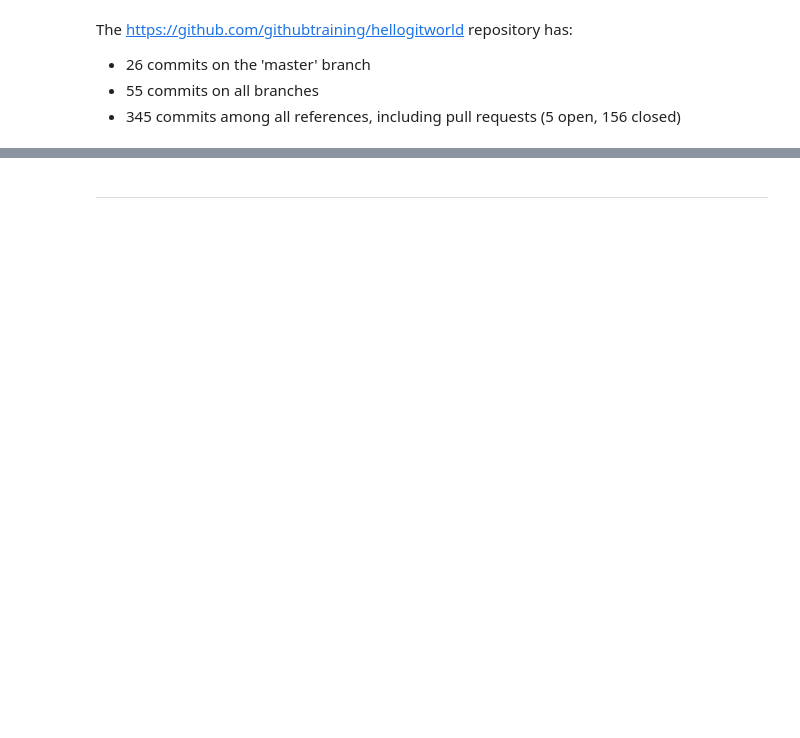
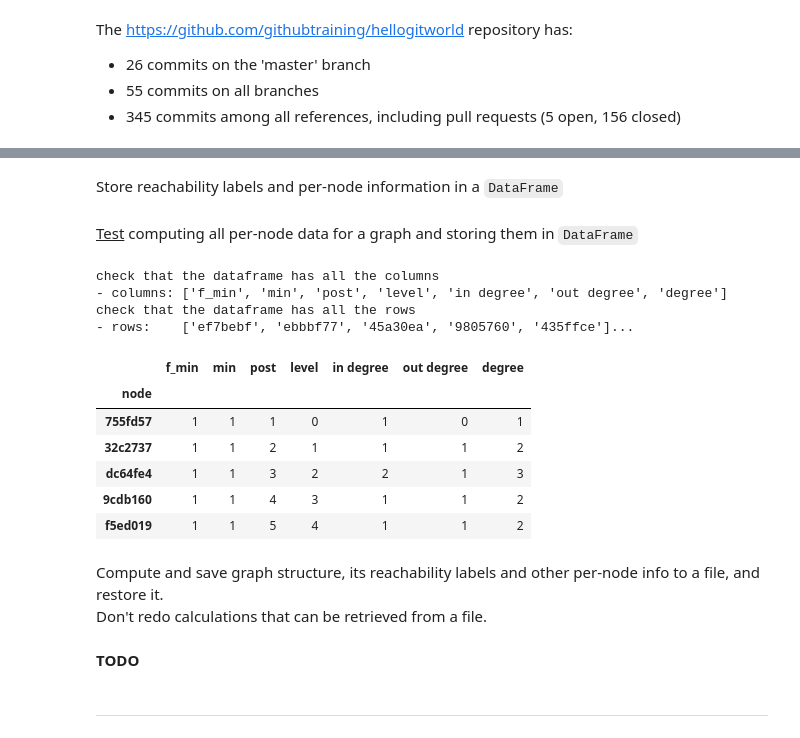
Before and after one commit to jnareb/git-commit-graph-ext, a Jupyter notebook: 09_git.ipynb, the cells around one changed output, grey strips where cells are left out. Saved outputs shown, nothing was run; the diff lists cells and outputs as text; code cells hidden in the pictures; blank space fills up the shorter version.

```diff
--- a/09_git.ipynb
+++ b/09_git.ipynb
@@ -566,0 +748,5 @@ except ModuleNotFoundError:
+# %%
+print('restoring commit graph of: {}'.format(repo_name))
+df = load_graph_df(repo_name)
+assert repo_graph_df.equals(df)
+print('ok - dataset and restored dataset are equal')
@@ -566,0 +758,8 @@ except ModuleNotFoundError:
+# %%
+#export
+def compute_reachability_labels(graph, recompute=False):
+    if recompute or not hasattr(graph, 'lvl'):
+        graph.lvl = find_levels(graph)
+    if recompute or not hasattr(graph, 'mpi_ext'):
+        graph.mpi_ext = find_dfs_intervals_extra(graph)
+    return graph
@@ -567,3 +789,56 @@ except ModuleNotFoundError:
+# %% [markdown]
+Store reachability labels and per-node information in a `DataFrame`
+# %%
+#export
+def graph_data_to_dataframe(graph, append_to=None):
+    compute_reachability_labels(graph)
+
+    # create the DataFrame and name its index
+    df = pd.DataFrame.from_dict(graph.mpi_ext, orient='index', columns=['f_min', 'min', 'post'])
+    df.index.name = 'node'
+    # add other reachability labels
+    df['level'] = pd.Series(graph.lvl)
+    # add and compute other data
+    df['in degree'] = pd.Series(dict(graph.in_degree()))
+    df['out degree'] = pd.Series(dict(graph.out_degree()))
+    df['degree'] = df['in degree'] + df['out degree']
+
+    # append if needed
+    if append_to:
+        df = pd.concat([append_to, df], axis=1, join='inner')
+
+    return df
+# %% [markdown]
+<u>Test</u> computing all per-node data for a graph and storing them in `DataFrame`
+# %%
+df = graph_data_to_dataframe(repo_graph)
+
+print('check that the dataframe has all the columns')
+assert set(df.columns) == set(['level', 'f_min', 'min', 'post', 'in degree', 'out degree', 'degree'])
+print('- columns: {}'.format(df.columns.tolist()))
+
+print('check that the dataframe has all the rows')
+assert set(df.index) == set(repo_graph.nodes)
+print('- rows:    {}...'.format(list(repo_graph.nodes)[0:5]))
+
+df.head()
+# %% [output]
+check that the dataframe has all the columns
+- columns: ['f_min', 'min', 'post', 'level', 'in degree', 'out degree', 'degree']
+check that the dataframe has all the rows
+- rows:    ['ef7bebf', 'ebbbf77', '45a30ea', '9805760', '435ffce']...
+|  | f_min | min | post | level | in degree | out degree | degree |
+| node |  |  |  |  |  |  |  |
+| 755fd57 | 1 | 1 | 1 | 0 | 1 | 0 | 1 |
+| 32c2737 | 1 | 1 | 2 | 1 | 1 | 1 | 2 |
+| dc64fe4 | 1 | 1 | 3 | 2 | 2 | 1 | 3 |
+| 9cdb160 | 1 | 1 | 4 | 3 | 1 | 1 | 2 |
+| f5ed019 | 1 | 1 | 5 | 4 | 1 | 1 | 2 |
+# %% [markdown]
+Compute and save graph structure, its reachability labels and other per-node info to a file, and restore it.
+Don't redo calculations that can be retrieved from a file.
+# %% [markdown]
+**TODO**
 # %% [markdown]
 ----
 # %%
```
Also changed, not shown: parts of 29 cells of this notebook, 2 other files.
